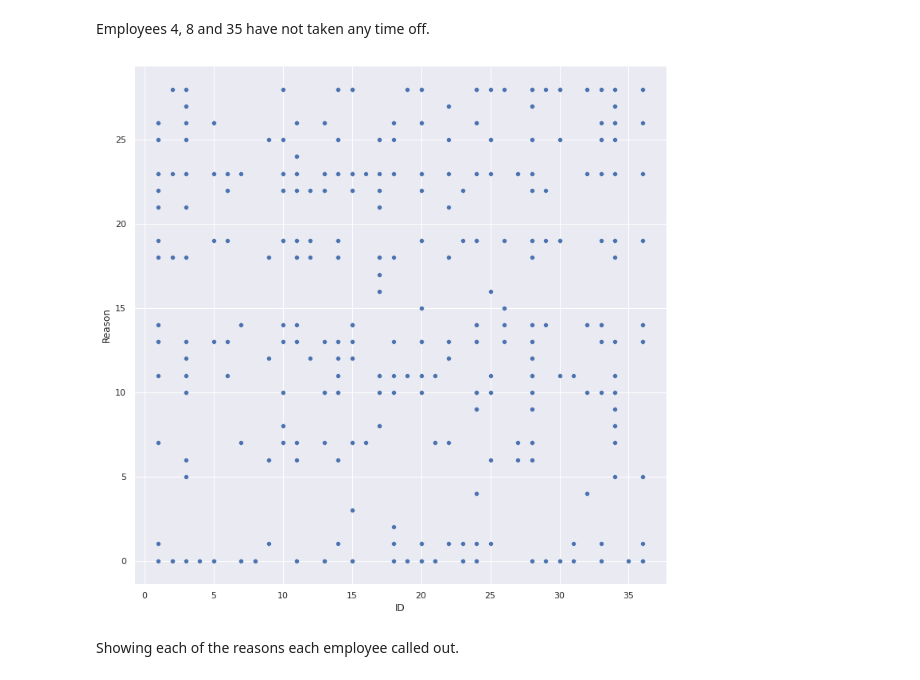
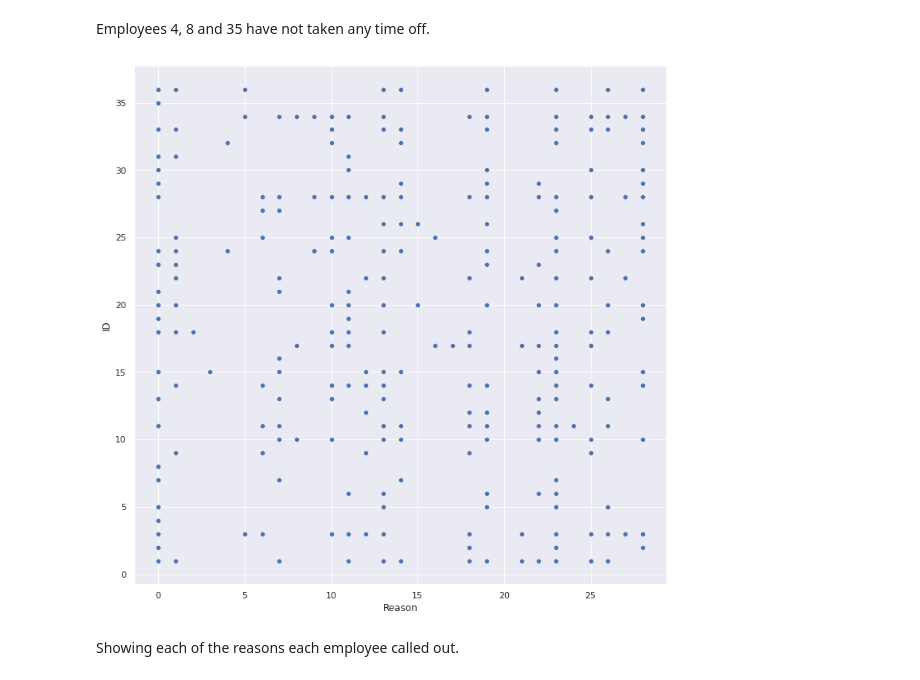
Before and after one commit to TomPMcGuire37/absenteeism, a Jupyter notebook: code_notebook.ipynb, the cells around one changed output. Drawn from its saved outputs; the diff is of its cells as text; code cells hidden in the pictures.

```diff
--- a/code_notebook.ipynb
+++ b/code_notebook.ipynb
@@ -164,10 +171,10 @@ sns.barplot(x=data['ID'], y=data['Missed_time'])
 Employees 4, 8 and 35 have not taken any time off.
 # %%
 plt.figure(figsize=(12,12))
-sns.scatterplot(x=data['ID'], y=data['Reason'])
+sns.scatterplot(x=data['Reason'], y=data['ID'])
 plt.show()
 # %% [output]
-[figure, old version]
+[figure, new version]
 # %% [markdown]
 Showing each of the reasons each employee called out.
 # %%
```
Also changed, not shown: parts of 22 cells of this notebook.
